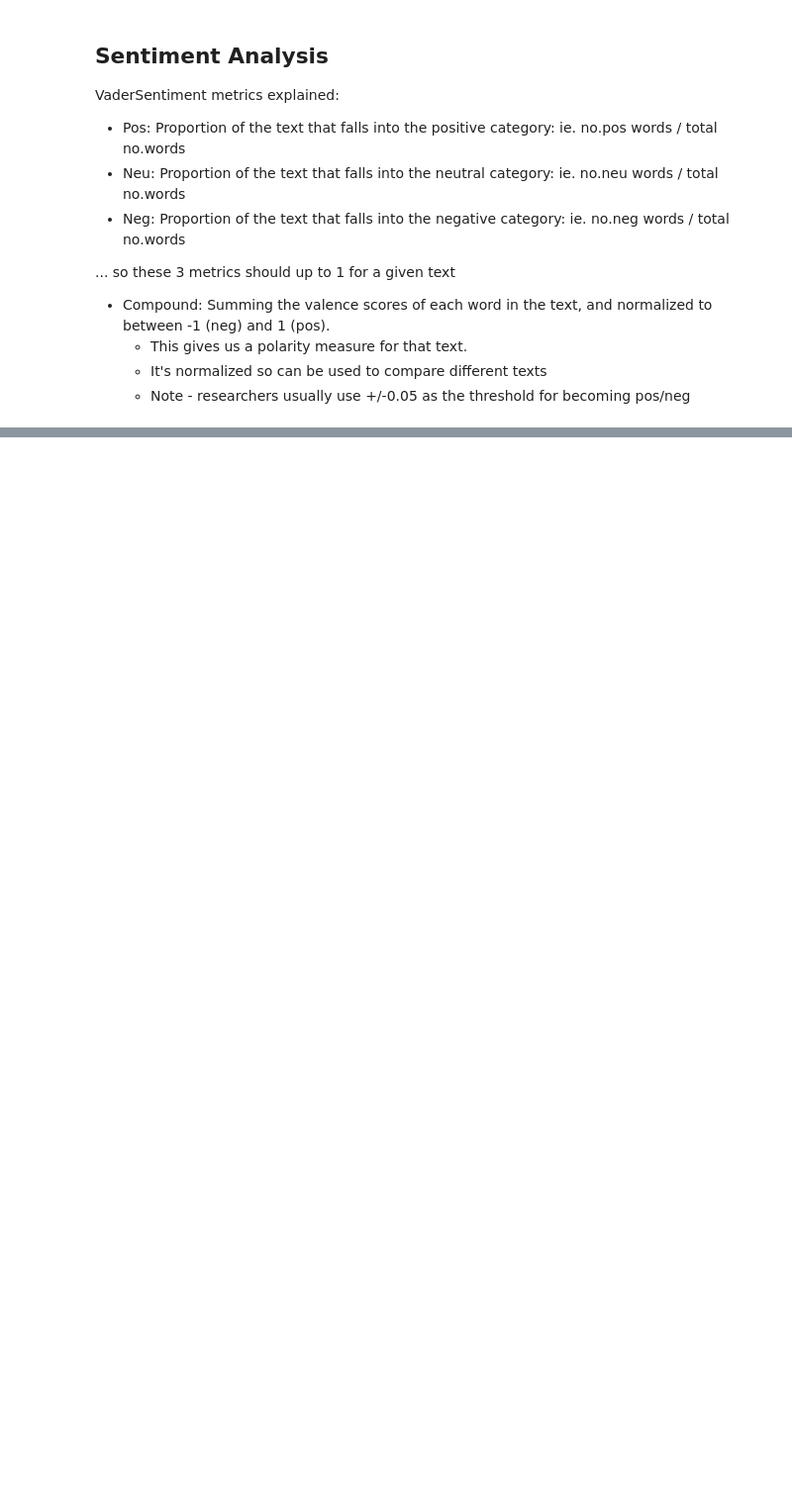
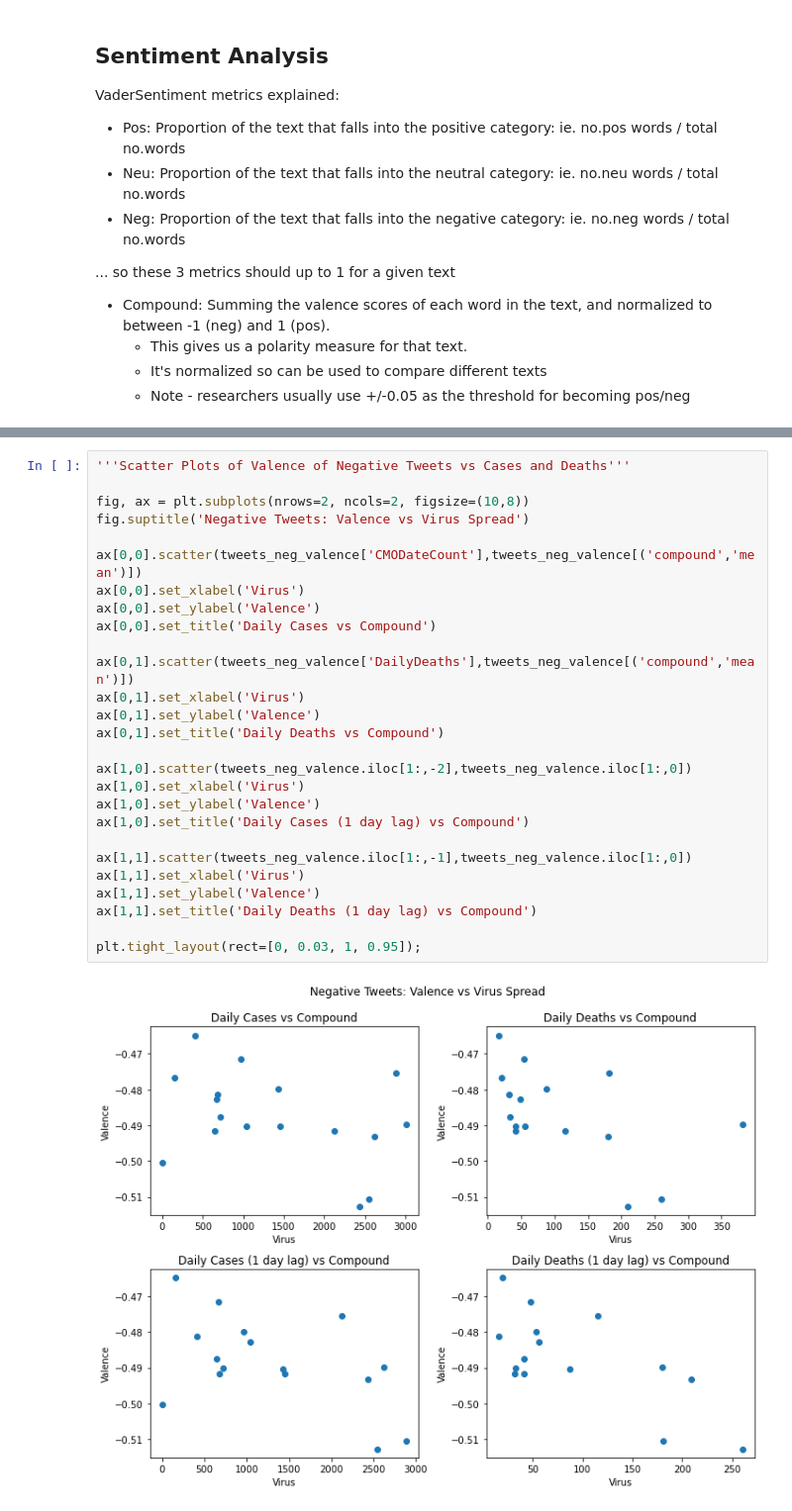
Before and after one commit to noahberhe/COVID-19, a Jupyter notebook: COVID-19 Anxiety Monitor.ipynb, the cells around one changed output, grey strips where cells are left out. Shown: that part at 99% size. Cells and saved outputs as stored; diff of their text form; blank space fills up the shorter version.

```diff
--- a/COVID-19 Anxiety Monitor.ipynb
+++ b/COVID-19 Anxiety Monitor.ipynb
@@ -194,0 +321,29 @@ plt.tight_layout();
+# %%
+'''Scatter Plots of Valence of Negative Tweets vs Cases and Deaths'''
+
+fig, ax = plt.subplots(nrows=2, ncols=2, figsize=(10,8))
+fig.suptitle('Negative Tweets: Valence vs Virus Spread')
+
+ax[0,0].scatter(tweets_neg_valence['CMODateCount'],tweets_neg_valence[('compound','mean')])
+ax[0,0].set_xlabel('Virus')
+ax[0,0].set_ylabel('Valence')
+ax[0,0].set_title('Daily Cases vs Compound')
+
+ax[0,1].scatter(tweets_neg_valence['DailyDeaths'],tweets_neg_valence[('compound','mean')])
+ax[0,1].set_xlabel('Virus')
+ax[0,1].set_ylabel('Valence')
+ax[0,1].set_title('Daily Deaths vs Compound')
+
+ax[1,0].scatter(tweets_neg_valence.iloc[1:,-2],tweets_neg_valence.iloc[1:,0])
+ax[1,0].set_xlabel('Virus')
+ax[1,0].set_ylabel('Valence')
+ax[1,0].set_title('Daily Cases (1 day lag) vs Compound')
+
+ax[1,1].scatter(tweets_neg_valence.iloc[1:,-1],tweets_neg_valence.iloc[1:,0])
+ax[1,1].set_xlabel('Virus')
+ax[1,1].set_ylabel('Valence')
+ax[1,1].set_title('Daily Deaths (1 day lag) vs Compound')
+
+plt.tight_layout(rect=[0, 0.03, 1, 0.95]);
+# %% [output]
+[figure, added]
```
Also changed, not shown: parts of 19 cells of this notebook, 2 other files.
